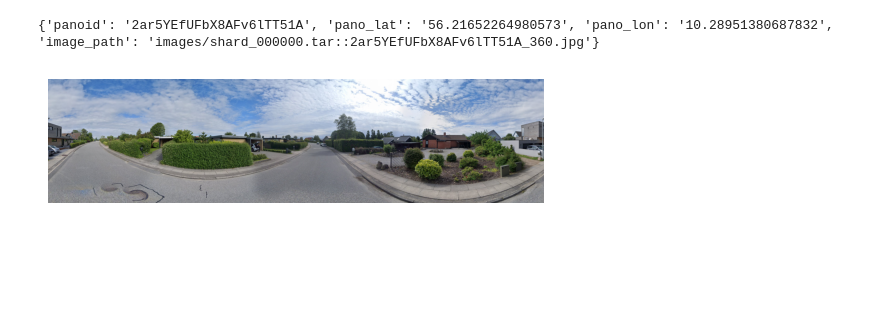
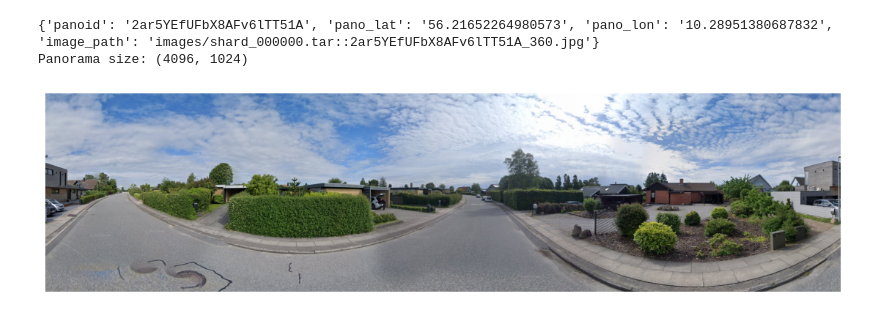
Before and after one commit to Daniel6702/DeepStreetSearch, a Jupyter notebook: preprocessing_test.ipynb, the cells around one changed output. Cells and saved outputs as stored; diff of their text form; code cells hidden in the pictures; blank space fills up the shorter version.

```diff
--- a/preprocessing_test.ipynb
+++ b/preprocessing_test.ipynb
@@ -8,35 +12,38 @@ from modules.descriptions import DescriptionStore
 # %%
 ################################
 # Load Panorama from dataset
 ################################
 
 dataset = PanoramaDataset(
     dataset_root="test_dataset",
     shuffle=False,
     exclude_columns=[
         "pano_date",
         "query_lat",
         "query_lon",
         "snap_distance_m",
         "source",
         "source_value",
         "image_type",
         "yaw",
         "pitch",
-        "fov"
+        "fov",
     ],
 )
 
-image, metadata = next(iter(dataset))
+panorama, metadata = next(iter(dataset))
 
 print(metadata)
+print("Panorama size:", panorama.size)
 
-plt.imshow(image)
+plt.figure(figsize=(14, 4))
+plt.imshow(panorama)
 plt.axis("off")
 plt.show()
 # %% [output]
 {'panoid': '2ar5YEfUFbX8AFv6lTT51A', 'pano_lat': '56.21652264980573', 'pano_lon': '10.28951380687832', 'image_path': 'images/shard_000000.tar::2ar5YEfUFbX8AFv6lTT51A_360.jpg'}
+Panorama size: (4096, 1024)
-[figure, old version]
+[figure, new version]
 # %%
 ################################
 # Split Panorama into 6 subimages
```
Also changed, not shown: parts of 7 cells of this notebook.
